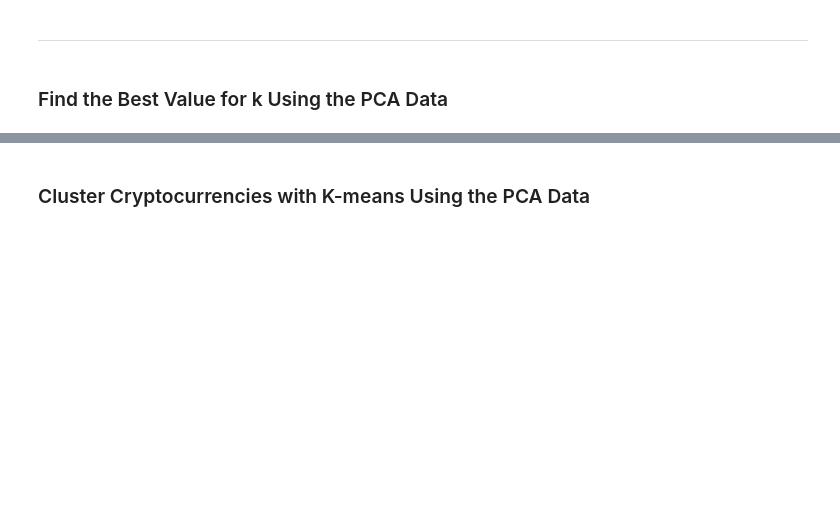
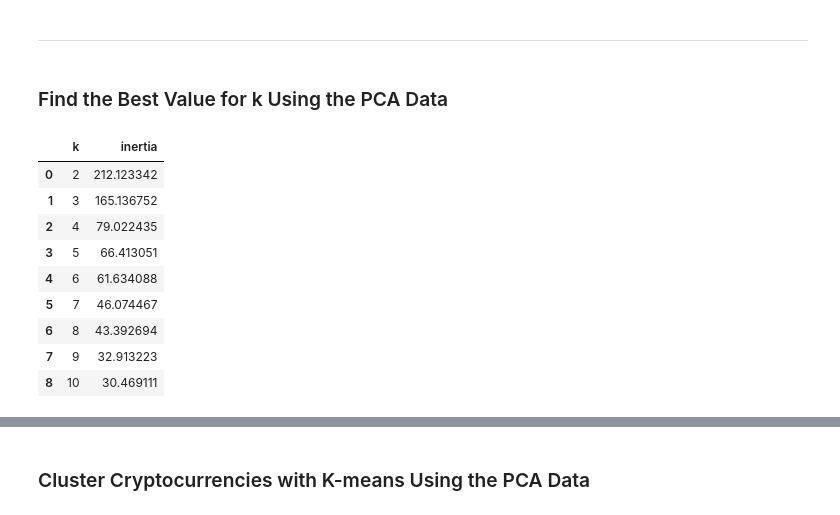
Before and after one commit to AhldenBrough/CryptoClustering, a Jupyter notebook: CyptoClustering.ipynb, the cells around one changed output, grey strips where cells are left out. Drawn from its saved outputs; the diff is of its cells as text; code cells hidden in the pictures; blank space fills up the shorter version.

```diff
--- a/CyptoClustering.ipynb
+++ b/CyptoClustering.ipynb
@@ -207,5 +274,6 @@ elbow_df = pd.DataFrame({'k': k, 'inertia': inertia})
 ### Find the Best Value for k Using the PCA Data
 # %%
 # Create a list with the number of k-values from 1 to 11
+k = range(2,11)
 # %%
 # Create an empty list to store the inertia values
@@ -219,7 +291,19 @@ elbow_df = pd.DataFrame({'k': k, 'inertia': inertia})
 # %%
 # Create a dictionary with the data to plot the Elbow curve
-
+elbow_df = pd.DataFrame({'k': k, 'inertia':inertia})
 # Create a DataFrame with the data to plot the Elbow curve
+elbow_df
+# %% [output]
+|  | k | inertia |
+| 0 | 2 | 212.123342 |
+| 1 | 3 | 165.136752 |
+| 2 | 4 | 79.022435 |
+| 3 | 5 | 66.413051 |
+| 4 | 6 | 61.634088 |
+| 5 | 7 | 46.074467 |
+| 6 | 8 | 43.392694 |
+| 7 | 9 | 32.913223 |
+| 8 | 10 | 30.469111 |
 # %%
 # Plot a line chart with all the inertia values computed with
 # the different values of k to visually identify the optimal value for k.
```
Also changed, not shown: parts of 22 cells of this notebook.
